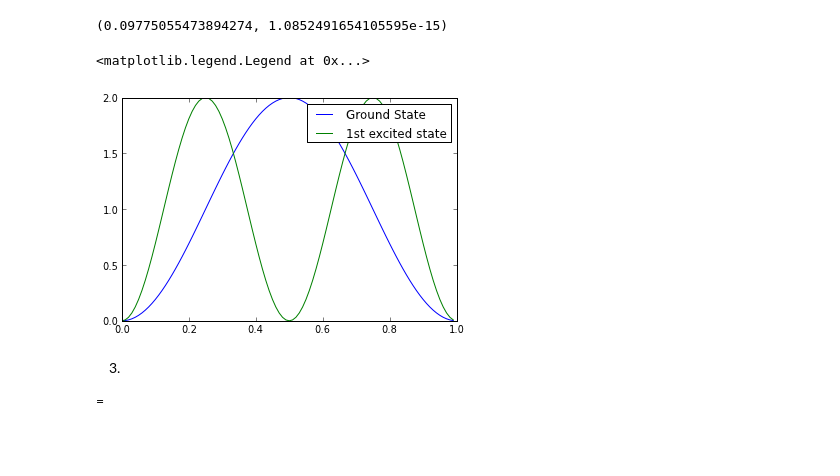
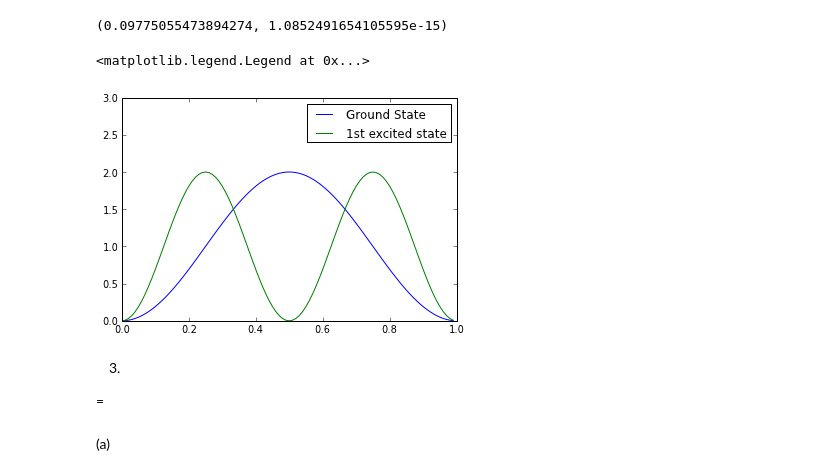
Before and after one commit to jdfreder/MCG, a Jupyter notebook: Week5/IntegrationEx4.ipynb, the cells around one changed output. Cells and saved outputs as stored; diff of their text form; code cells hidden in the pictures; blank space fills up the shorter version.

```diff
--- a/Week5/IntegrationEx4.ipynb
+++ b/Week5/IntegrationEx4.ipynb
@@ -49,11 +65,12 @@ print P
 # %%
 x=arange(0,L,.01)
 plot(x,2/L*(sin(pi*x/L))**2,label='Ground State')
 plot(x,2/L*(sin(2*pi*x/L))**2,label='1st excited state')
+ylim((0,3))
 legend()
 # %% [output]
 <matplotlib.legend.Legend at 0x...>
-[figure, old version]
+[figure, new version]
 # %% [markdown]
 3.
 =
@@ -62,0 +77,2 @@ def H(n,x):
+# %% [markdown]
+(a)
```
Also changed, not shown: parts of 25 cells of this notebook.
